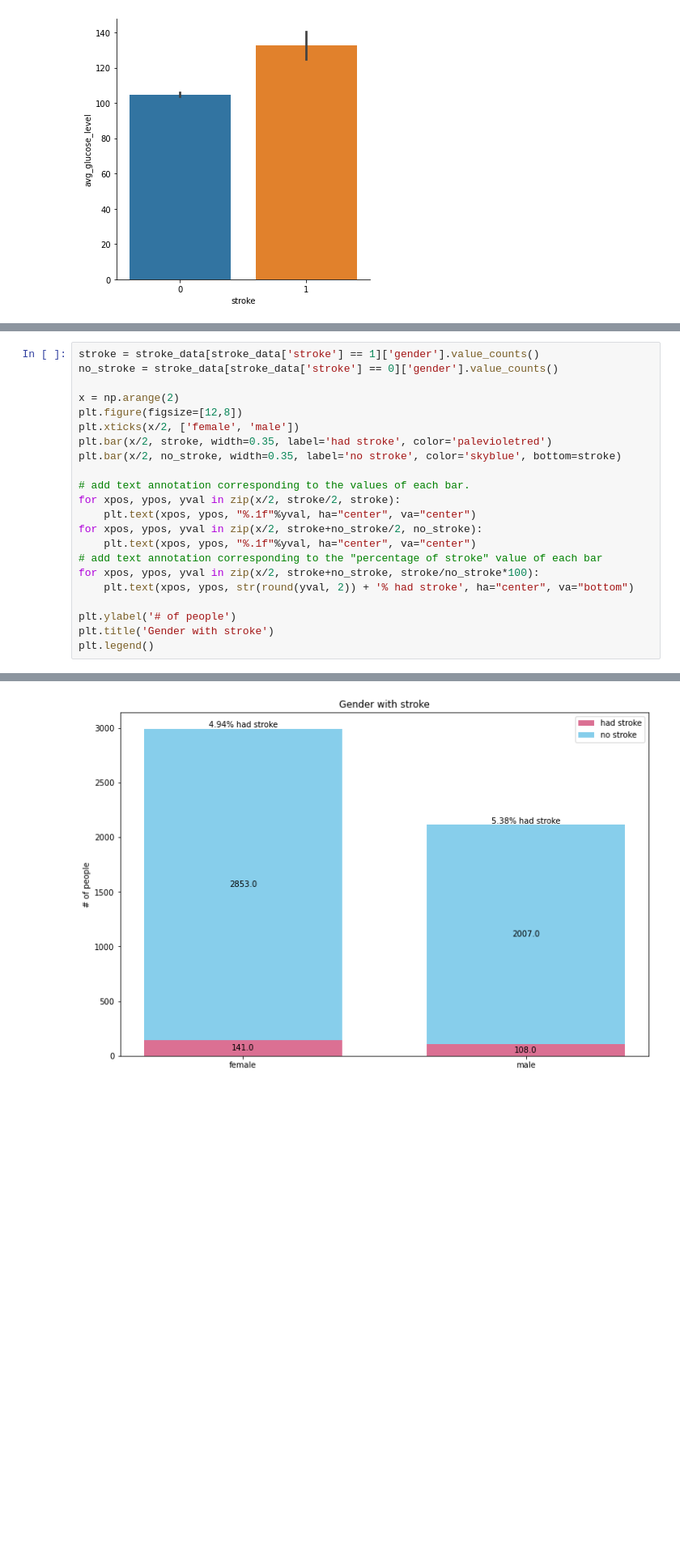
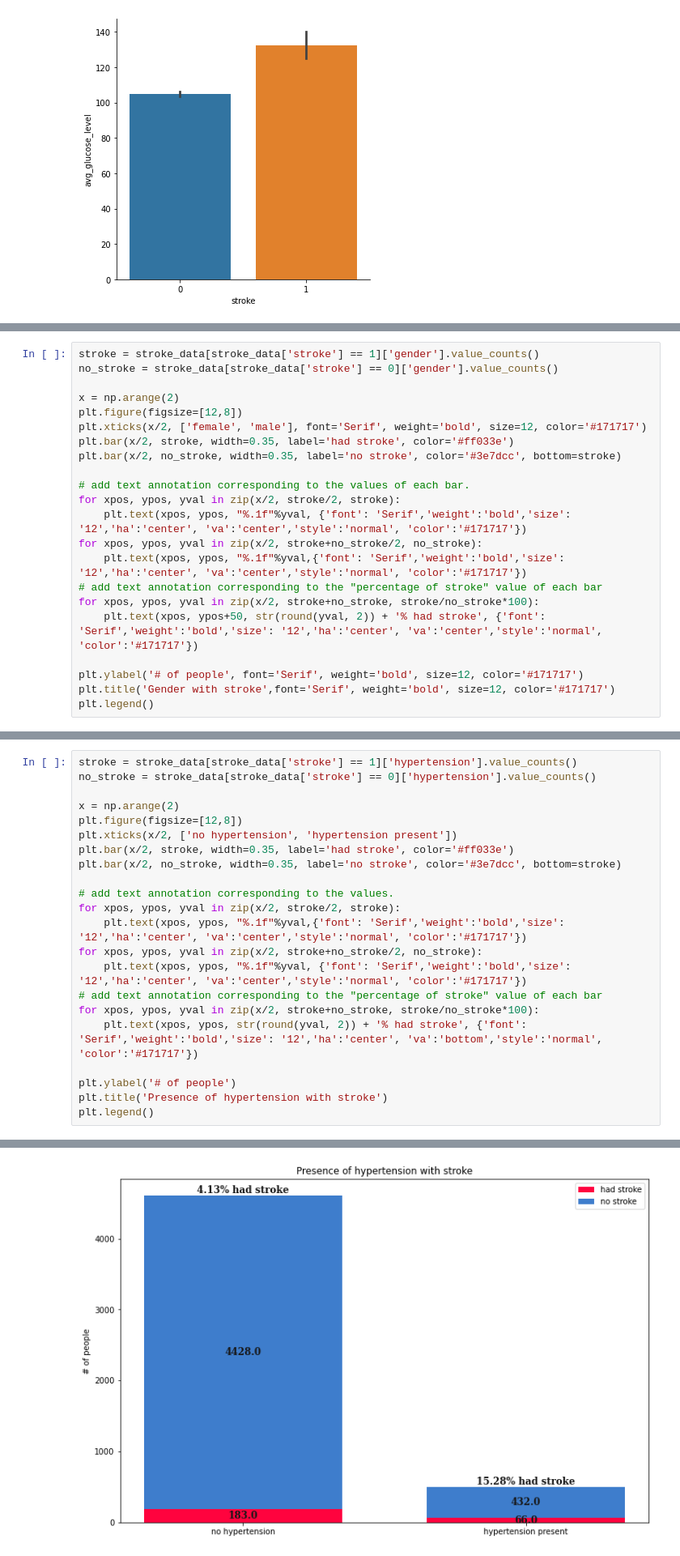
Before and after one commit to rotznmu/stroke_prediction_capstone, a Jupyter notebook: Stroke Prediction.ipynb, the cells around one changed output, grey strips where cells are left out. Shown at 81% size. Cells and saved outputs as stored; diff of their text form; blank space fills up the shorter version.

```diff
--- a/Stroke Prediction.ipynb
+++ b/Stroke Prediction.ipynb
@@ -583,0 +587,22 @@ sns.catplot(x='stroke', y='bmi', data=stroke_data, kind='point', join=False)
+# %%
+stroke = stroke_data[stroke_data['stroke'] == 1]['gender'].value_counts()
+no_stroke = stroke_data[stroke_data['stroke'] == 0]['gender'].value_counts()
+
+x = np.arange(2)
+plt.figure(figsize=[12,8])
+plt.xticks(x/2, ['female', 'male'], font='Serif', weight='bold', size=12, color='#171717')
+plt.bar(x/2, stroke, width=0.35, label='had stroke', color='#ff033e')
+plt.bar(x/2, no_stroke, width=0.35, label='no stroke', color='#3e7dcc', bottom=stroke)
+
+# add text annotation corresponding to the values of each bar.
+for xpos, ypos, yval in zip(x/2, stroke/2, stroke):
+    plt.text(xpos, ypos, "%.1f"%yval, {'font': 'Serif','weight':'bold','size': '12','ha':'center', 'va':'center','style':'normal', 'color':'#171717'})
+for xpos, ypos, yval in zip(x/2, stroke+no_stroke/2, no_stroke):
+    plt.text(xpos, ypos, "%.1f"%yval,{'font': 'Serif','weight':'bold','size': '12','ha':'center', 'va':'center','style':'normal', 'color':'#171717'})
+# add text annotation corresponding to the "percentage of stroke" value of each bar
+for xpos, ypos, yval in zip(x/2, stroke+no_stroke, stroke/no_stroke*100):
+    plt.text(xpos, ypos+50, str(round(yval, 2)) + '% had stroke', {'font': 'Serif','weight':'bold','size': '12','ha':'center', 'va':'center','style':'normal', 'color':'#171717'})
+
+plt.ylabel('# of people', font='Serif', weight='bold', size=12, color='#171717')
+plt.title('Gender with stroke',font='Serif', weight='bold', size=12, color='#171717')
+plt.legend()
@@ -584,25 +614,25 @@ sns.catplot(x='stroke', y='bmi', data=stroke_data, kind='point', join=False)
 # %%
-stroke = stroke_data[stroke_data['stroke'] == 1]['gender'].value_counts()
-no_stroke = stroke_data[stroke_data['stroke'] == 0]['gender'].value_counts()
+stroke = stroke_data[stroke_data['stroke'] == 1]['hypertension'].value_counts()
+no_stroke = stroke_data[stroke_data['stroke'] == 0]['hypertension'].value_counts()
 
 x = np.arange(2)
 plt.figure(figsize=[12,8])
-plt.xticks(x/2, ['female', 'male'])
-plt.bar(x/2, stroke, width=0.35, label='had stroke', color='palevioletred')
-plt.bar(x/2, no_stroke, width=0.35, label='no stroke', color='skyblue', bottom=stroke)
+plt.xticks(x/2, ['no hypertension', 'hypertension present'])
+plt.bar(x/2, stroke, width=0.35, label='had stroke', color='#ff033e')
+plt.bar(x/2, no_stroke, width=0.35, label='no stroke', color='#3e7dcc', bottom=stroke)
 
-# add text annotation corresponding to the values of each bar.
+# add text annotation corresponding to the values.
 for xpos, ypos, yval in zip(x/2, stroke/2, stroke):
-    plt.text(xpos, ypos, "%.1f"%yval, ha="center", va="center")
+    plt.text(xpos, ypos, "%.1f"%yval,{'font': 'Serif','weight':'bold','size': '12','ha':'center', 'va':'center','style':'normal', 'color':'#171717'})
 for xpos, ypos, yval in zip(x/2, stroke+no_stroke/2, no_stroke):
-    plt.text(xpos, ypos, "%.1f"%yval, ha="center", va="center")
+    plt.text(xpos, ypos, "%.1f"%yval, {'font': 'Serif','weight':'bold','size': '12','ha':'center', 'va':'center','style':'normal', 'color':'#171717'})
 # add text annotation corresponding to the "percentage of stroke" value of each bar
 for xpos, ypos, yval in zip(x/2, stroke+no_stroke, stroke/no_stroke*100):
-    plt.text(xpos, ypos, str(round(yval, 2)) + '% had stroke', ha="center", va="bottom")
+    plt.text(xpos, ypos, str(round(yval, 2)) + '% had stroke', {'font': 'Serif','weight':'bold','size': '12','ha':'center', 'va':'bottom','style':'normal', 'color':'#171717'})
 
 plt.ylabel('# of people')
-plt.title('Gender with stroke')
+plt.title('Presence of hypertension with stroke')
 plt.legend()
 # %% [output]
 <matplotlib.legend.Legend at 0x...>
-[figure, old version]
+[figure, new version]
```
Also changed, not shown: parts of 216 cells of this notebook.
